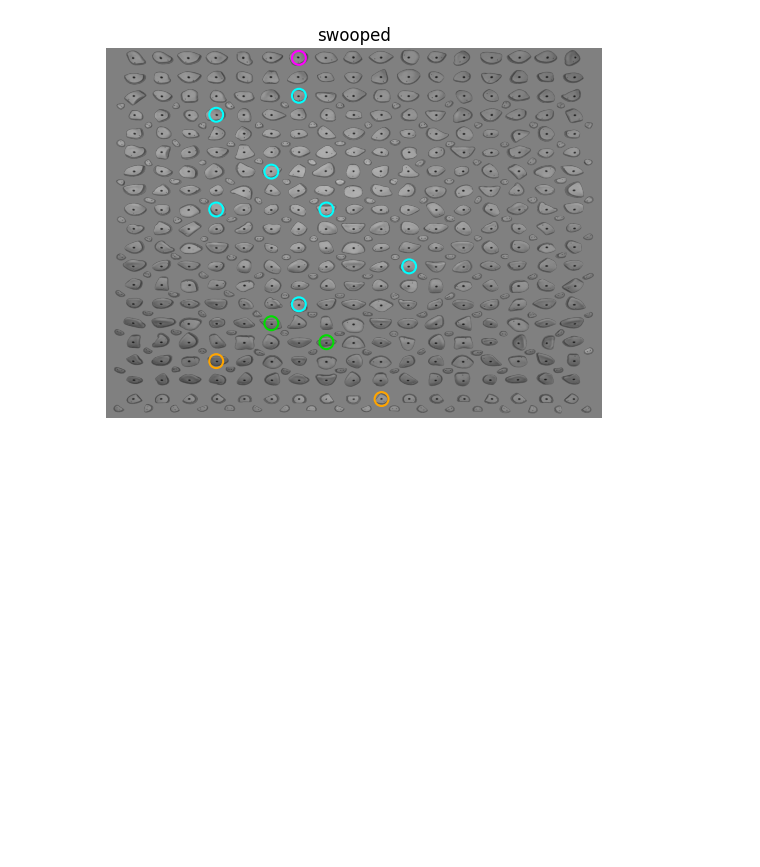
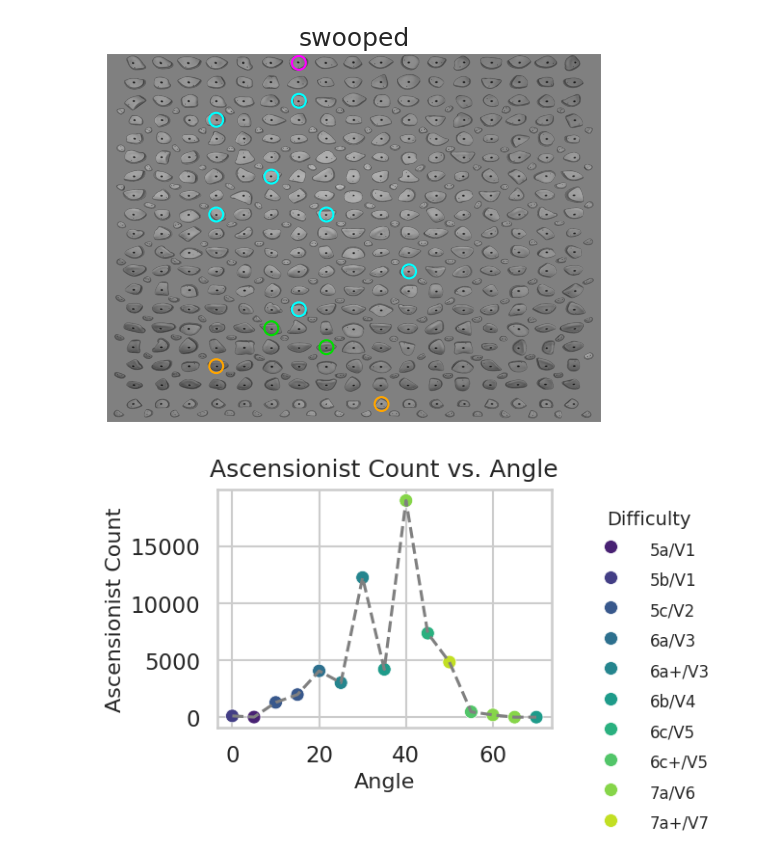
Before and after one commit to TomPlt/KilterBot, a Jupyter notebook: eda.ipynb, the cells around one changed output. Saved outputs shown, nothing was run; the diff lists cells and outputs as text; code cells hidden in the pictures; blank space fills up the shorter version.

```diff
--- a/eda.ipynb
+++ b/eda.ipynb
@@ -62,5 +59,49 @@ def plot_climb_by_id(id=1):
     plt.show()
-# %%
-plot_climb_by_id()
-# %% [output]
-[figure, removed]
+# %%
+def plot_stats(id=1):
+    subset_df = df_climbs_angles.loc[df_climbs_angles['uuid'] == df_climbs['uuid'][id]]
+    subset_df = subset_df.sort_values(by='angle')
+    subset_df['display_difficulty'] = subset_df['display_difficulty'].astype(int)
+    df_vscale['difficulty'] = df_vscale['difficulty'].astype(int)
+    subset_df = pd.merge(subset_df, df_vscale,
+                         left_on='display_difficulty', right_on='difficulty',
+                         how='left')
+    sns.set_style("whitegrid")
+    sns.set_context("talk")
+    subset_df['boulder_name'] = pd.Categorical(subset_df['boulder_name'],
+                                               categories=df_vscale['boulder_name'],
+                                               ordered=True)
+    subset_df = subset_df.sort_values('boulder_name')
+
+    boulder_names_present = subset_df['boulder_name'].unique()
+    custom_palette = sns.color_palette("viridis", n_colors=len(boulder_names_present))
+    color_mapping = dict(zip(boulder_names_present, custom_palette))
+    # Create the plot
+    fig, ax = plt.subplots(figsize=(7, 4))
+    sns.scatterplot(data=subset_df,
+                    x='angle',
+                    y='ascensionist_count',
+                    hue="boulder_name",
+                    palette=color_mapping,
+                    hue_order=boulder_names_present,  # Use boulder names from subset_df
+                    s=100,
+                    edgecolor='white',
+                    linewidth=0.5,
+                    ax=ax)
+
+    sns.lineplot(data=subset_df, x='angle', y='ascensionist_count', color='gray', linestyle='dashed', ax=ax)
+    ax.set_title('Ascensionist Count vs. Angle', fontsize=18, pad=10)
+    ax.set_xlabel('Angle', fontsize=16)
+    ax.set_ylabel('Ascensionist Count', fontsize=16)
+    legend = ax.legend(title='Difficulty', bbox_to_anchor=(1.05, 1), loc='upper left', frameon=False)
+    plt.setp(legend.get_title(), fontsize=14)
+    plt.setp(legend.get_texts(), fontsize=12)
+    plt.tight_layout()
+    plt.show()
+# %%
+id = 1
+plot_climb_by_id(id)
+plot_stats(id)
+# %% [output]
+[figure, added]
+[figure, added]
```
Also changed, not shown: parts of 7 cells of this notebook, 8 other files.
